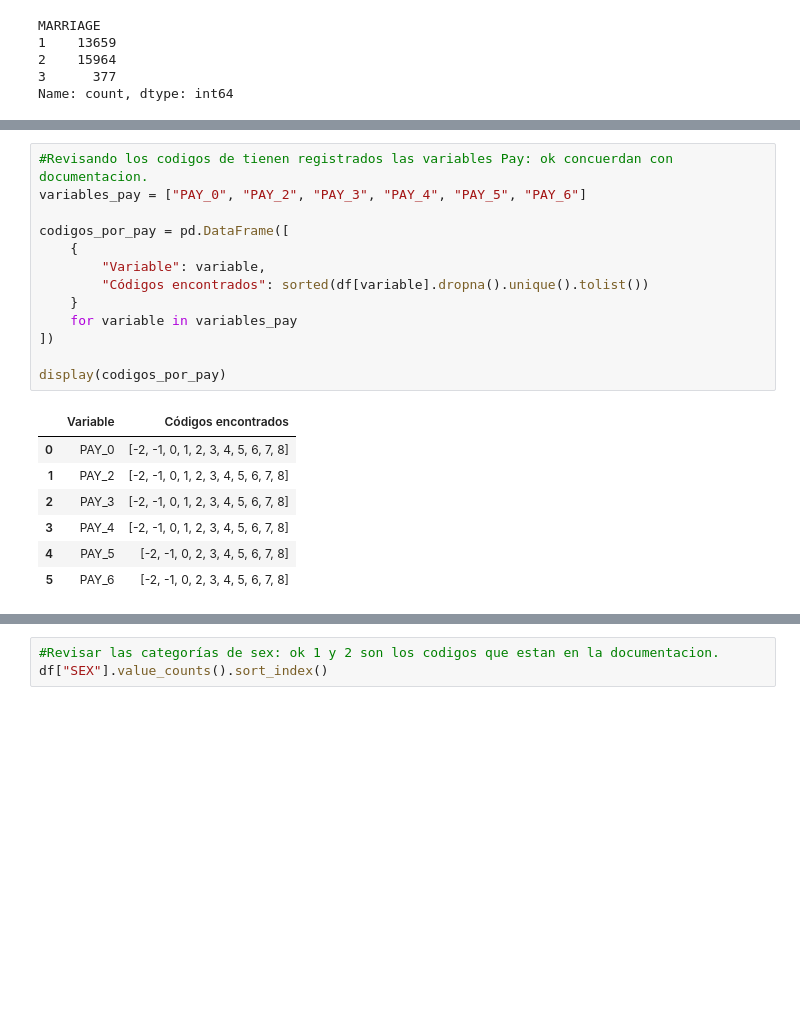
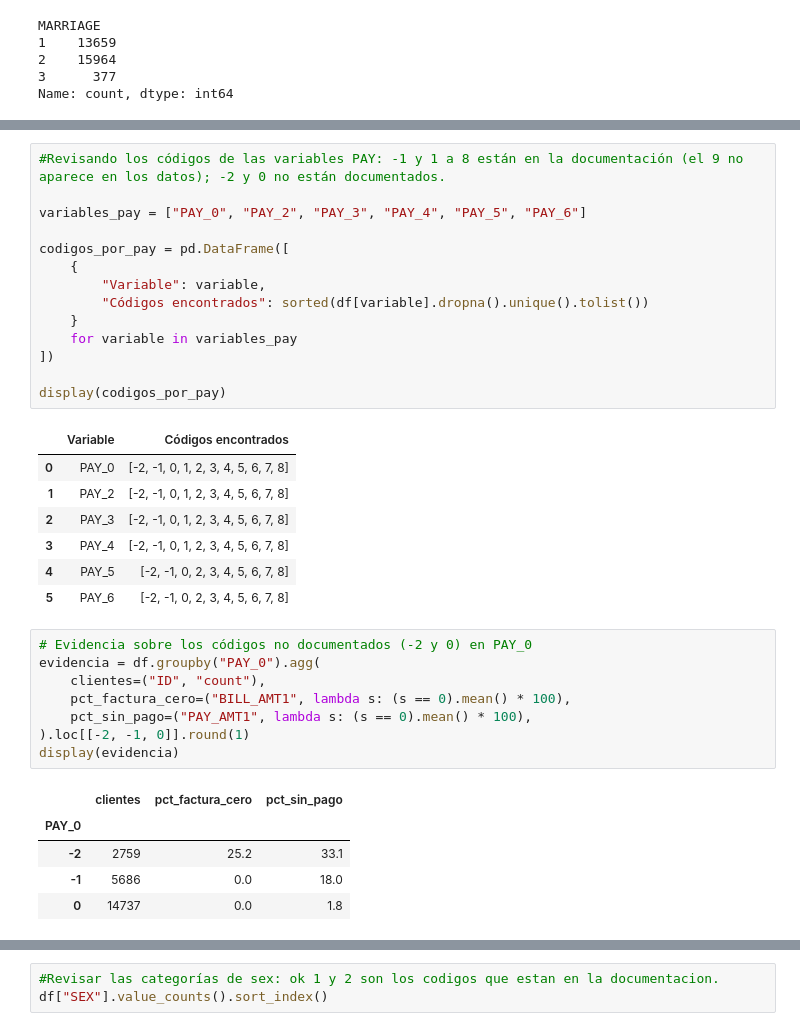
Before and after one commit to manuelarpoce-ui/Proyecto-grupo-4, a Jupyter notebook: notebooks/01_eda.ipynb, the cells around one changed output, grey strips where cells are left out. Drawn from its saved outputs; the diff is of its cells as text; blank space fills up the shorter version.

```diff
--- a/notebooks/01_eda.ipynb
+++ b/notebooks/01_eda.ipynb
@@ -277,7 +278,8 @@ display(resultado_pay0[["Código", "Interpretación", "Cantidad"]])
 | 9 | 7 | Retraso de siete meses | 9 |
 | 10 | 8 | Retraso de ocho meses | 19 |
 # %%
-#Revisando los codigos de tienen registrados las variables Pay: ok concuerdan con documentacion.
+#Revisando los códigos de las variables PAY: -1 y 1 a 8 están en la documentación (el 9 no aparece en los datos); -2 y 0 no están documentados.
+
 variables_pay = ["PAY_0", "PAY_2", "PAY_3", "PAY_4", "PAY_5", "PAY_6"]
 
 codigos_por_pay = pd.DataFrame([
@@ -297,3 +299,17 @@ display(codigos_por_pay)
 | 3 | PAY_4 | [-2, -1, 0, 1, 2, 3, 4, 5, 6, 7, 8] |
 | 4 | PAY_5 | [-2, -1, 0, 2, 3, 4, 5, 6, 7, 8] |
 | 5 | PAY_6 | [-2, -1, 0, 2, 3, 4, 5, 6, 7, 8] |
+# %%
+# Evidencia sobre los códigos no documentados (-2 y 0) en PAY_0
+evidencia = df.groupby("PAY_0").agg(
+    clientes=("ID", "count"),
+    pct_factura_cero=("BILL_AMT1", lambda s: (s == 0).mean() * 100),
+    pct_sin_pago=("PAY_AMT1", lambda s: (s == 0).mean() * 100),
+).loc[[-2, -1, 0]].round(1)
+display(evidencia)
+# %% [output]
+|  | clientes | pct_factura_cero | pct_sin_pago |
+| PAY_0 |  |  |  |
+| -2 | 2759 | 25.2 | 33.1 |
+| -1 | 5686 | 0.0 | 18.0 |
+| 0 | 14737 | 0.0 | 1.8 |
```
Also changed, not shown: parts of 7 cells of this notebook, 2 other files.
